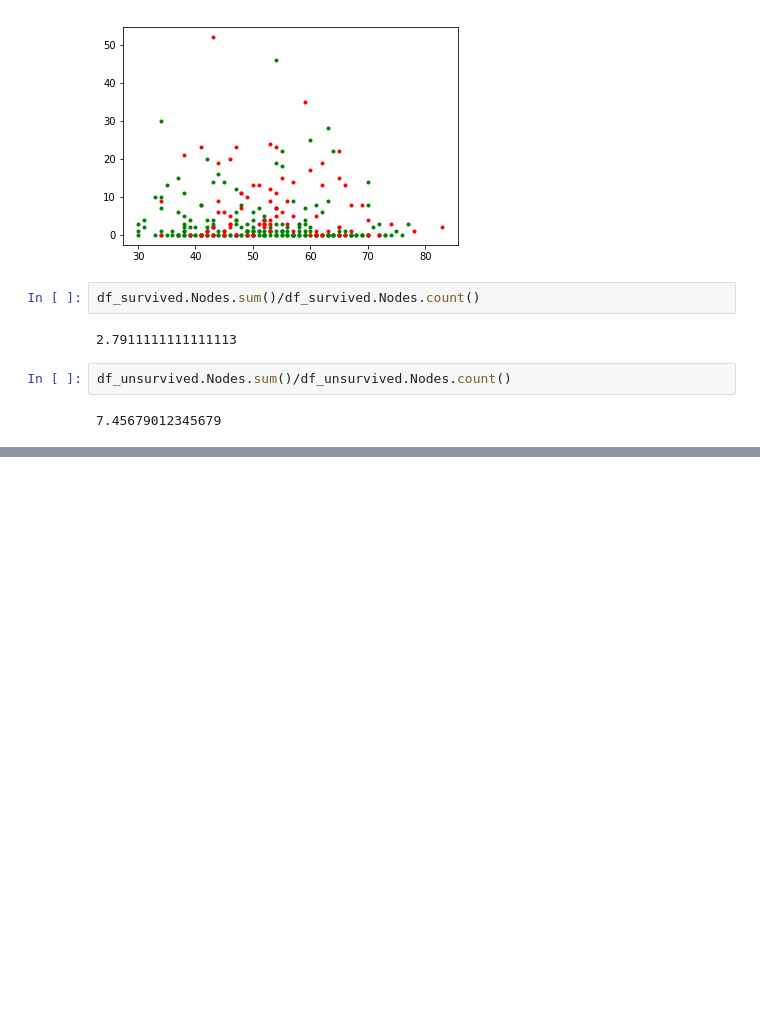
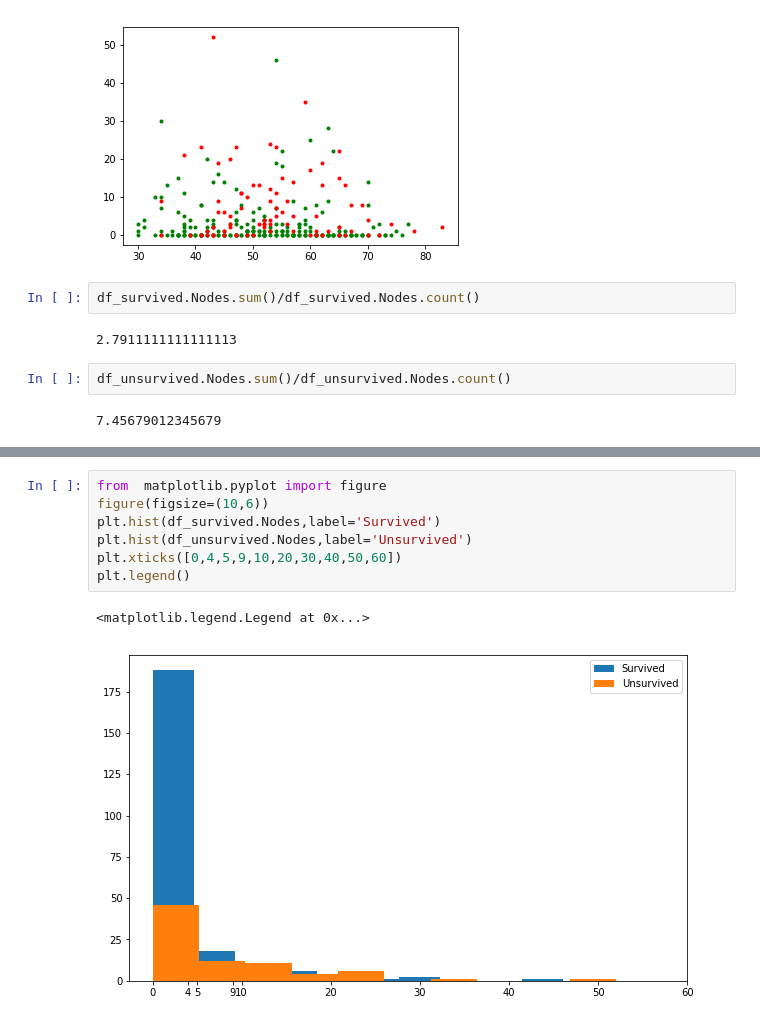
Before and after one commit to Kailash7dev/Cancer-Analysis-on-Haberman-s-Datasets, a Jupyter notebook: Haberman Cancer Analysis 2.ipynb, the cells around one changed output, grey strips where cells are left out. Cells and saved outputs as stored; diff of their text form; blank space fills up the shorter version.

```diff
--- a/Haberman Cancer Analysis 2.ipynb
+++ b/Haberman Cancer Analysis 2.ipynb
@@ -206,0 +218,10 @@ dtype: int64
+# %%
+from  matplotlib.pyplot import figure
+figure(figsize=(10,6))
+plt.hist(df_survived.Nodes,label='Survived')
+plt.hist(df_unsurvived.Nodes,label='Unsurvived')
+plt.xticks([0,4,5,9,10,20,30,40,50,60])
+plt.legend()
+# %% [output]
+<matplotlib.legend.Legend at 0x...>
+[figure, added]
```
Also changed, not shown: parts of 18 cells of this notebook.
